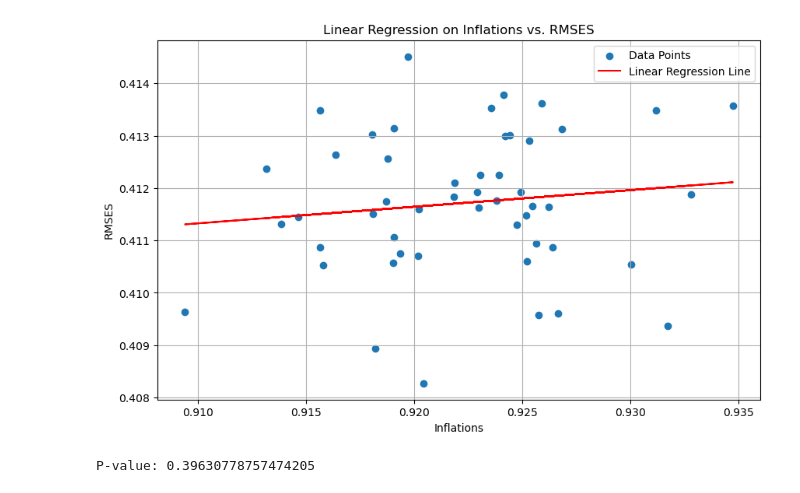
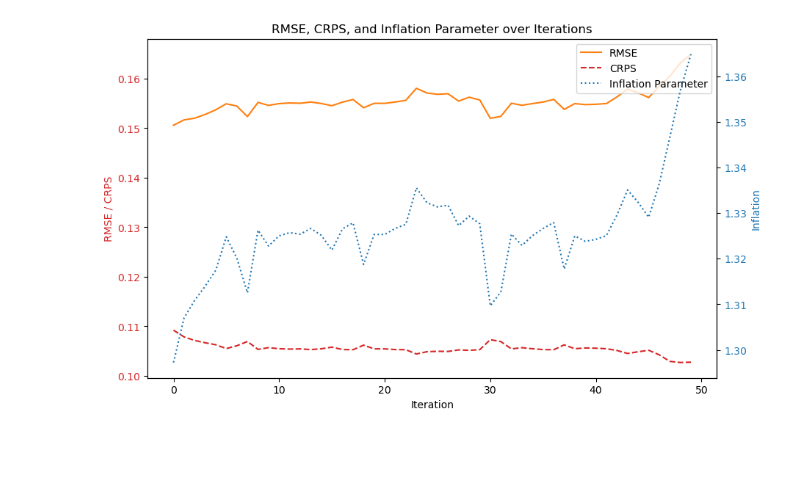
Before and after one commit to enochcluk/variational_filtering, a Jupyter notebook: learn_inflation.ipynb, the cells around one changed output. Drawn from its saved outputs; the diff is of its cells as text; code cells hidden in the pictures; blank space fills up the shorter version.

Commit message:
attempted to learn radius and inflation

```diff
--- a/learn_inflation.ipynb
+++ b/learn_inflation.ipynb
@@ -47,5 +48,6 @@ observations, true_states = generate_true_states(key, num_steps, n, initial_stat
 # %%
-localization_matrix = generate_gc_localization_matrix(n, 15)
+radius = 10
+localization_matrix = generate_gc_localization_matrix(n, radius)
 ensemble_init = random.multivariate_normal(key, initial_state, Q, (n_ensemble,)).T
 inflation = 1
 e, c = ensrf_steps(l96_step, n_ensemble, ensemble_init, num_steps, observations, observation_interval, H, Q, R, localization_matrix, inflation, key)
@@ -87,26 +76,31 @@ import properscoring
+# %%
+m, C, K = kalman_filter_process(l96_step, jac_func, m0, C0, observations, H, Q, R)
 # %%
 from IPython.display import clear_output
 from jax import grad
 from tqdm.notebook import tqdm
 import jax.numpy as jnp
 from jax import random
+import properscoring
 
 
 # Modification: Use grad to compute the gradient with respect to the inflation parameter
 var_cost_grad = grad(var_cost, argnums=0)
 
-inflation_opt = 1.1  # Example starting value for inflation
+inflation_opt = 1.3 # Example starting value for inflation
 alpha = 1e-6  # Learning rate
 key = random.PRNGKey(0)  # Random key
 N = 10  # Number of MC samples
 m0 = initial_state
 C0 = Q  # Initial covariance, assuming Q is your process noise covariance
-localization_matrix = generate_gc_localization_matrix(n, 15)# jnp.ones((n, n)) #
+localization_matrix = generate_gc_localization_matrix(n, radius)# jnp.ones((n, n)) #
 ensemble_init = random.multivariate_normal(key, initial_state, Q, (n_ensemble,)).T
 
 crpss = []
 rmses=[]
 inflations = []
+errs = []
+
 
 # from jax import config
 # config.update("jax_debug_nans", True)
@@ -120,13 +114,10 @@ for i in tqdm(range(50)):
 
     inflations.append(inflation_opt)
 
-    states, covariances = ensrf_steps(l96_step, n_ensemble, ensemble_init, num_steps, observations, observation_interval, H, Q, R, localization_matrix, inflation, key)
-    #print(covariances)
+    states, covariances = ensrf_steps(l96_step, n_ensemble, ensemble_init, num_steps, observations, observation_interval, H, Q, R, localization_matrix, inflation_opt, key)
     ensemble_mean = jnp.mean(states, axis=-1)  # Taking the mean across the ensemble members dimension
     rmse = jnp.sqrt(jnp.mean((ensemble_mean - true_states)**2))
     rmses.append(rmse)
-    crps = properscoring.crps_ensemble(true_states, states).mean(axis=1).mean()
+    crps = properscoring.crps_ensemble(m, states).mean(axis=1).mean()
     crpss.append(crps)
     #clear_output(wait=True)
-
-    print(inflation_opt, crps)
@@ -155,25 +124,29 @@ plt.scatter(inflations, crpss)
-# %%
-import numpy as np
-import matplotlib.pyplot as plt
-from scipy.stats import linregress
-import jax.numpy as jnp
-
-inflations_np = np.array([x.item() for x in inflations])
-rmses_np = np.array([x.item() for x in rmses])
-
-slope, intercept, r_value, p_value, std_err = linregress(inflations_np, rmses_np)
-
-plt.figure(figsize=(10, 6))
-plt.scatter(inflations_np, rmses_np, label='Data Points')
-plt.plot(inflations_np, intercept + slope * inflations_np, 'r', label='Linear Regression Line')
-plt.xlabel('Inflations')
-plt.ylabel('RMSES')
-plt.title('Linear Regression on Inflations vs. RMSES')
-plt.legend()
-plt.grid(True)
-plt.show()
-
-print(f"P-value: {p_value}")
-# %% [output]
-[figure, removed]
-P-value: 0.39630778757474205
+# %%
+import matplotlib.pyplot as plt
+
+fig, ax1 = plt.subplots(figsize=(10, 6))
+
+# Plotting the RMSE and CRPS on the primary y-axis
+color = 'tab:red'
+ax1.set_xlabel('Iteration')
+ax1.set_ylabel('RMSE / CRPS', color=color)
+ln1 = ax1.plot(rmses, label='RMSE', color='tab:orange', linestyle='-')
+ln2 = ax1.plot(crpss, label='CRPS', color='tab:red', linestyle='--')
+ax1.tick_params(axis='y', labelcolor=color)
+
+# Create a twin y-axis for the inflation parameter
+ax2 = ax1.twinx()
+color = 'tab:blue'
+ax2.set_ylabel('Inflation', color=color)
+ln3 = ax2.plot(inflations, label='Inflation Parameter', color=color, linestyle=':')
+ax2.tick_params(axis='y', labelcolor=color)
+
+# Combine legends from both axes
+lns = ln1 + ln2 + ln3
+labs = [l.get_label() for l in lns]
+ax1.legend(lns, labs, loc='upper right')
+
+plt.title('RMSE, CRPS, and Inflation Parameter over Iterations')
+plt.show()
+# %% [output]
+[figure, added]
```
Also changed, not shown: parts of 10 cells of this notebook, 1 other file.
